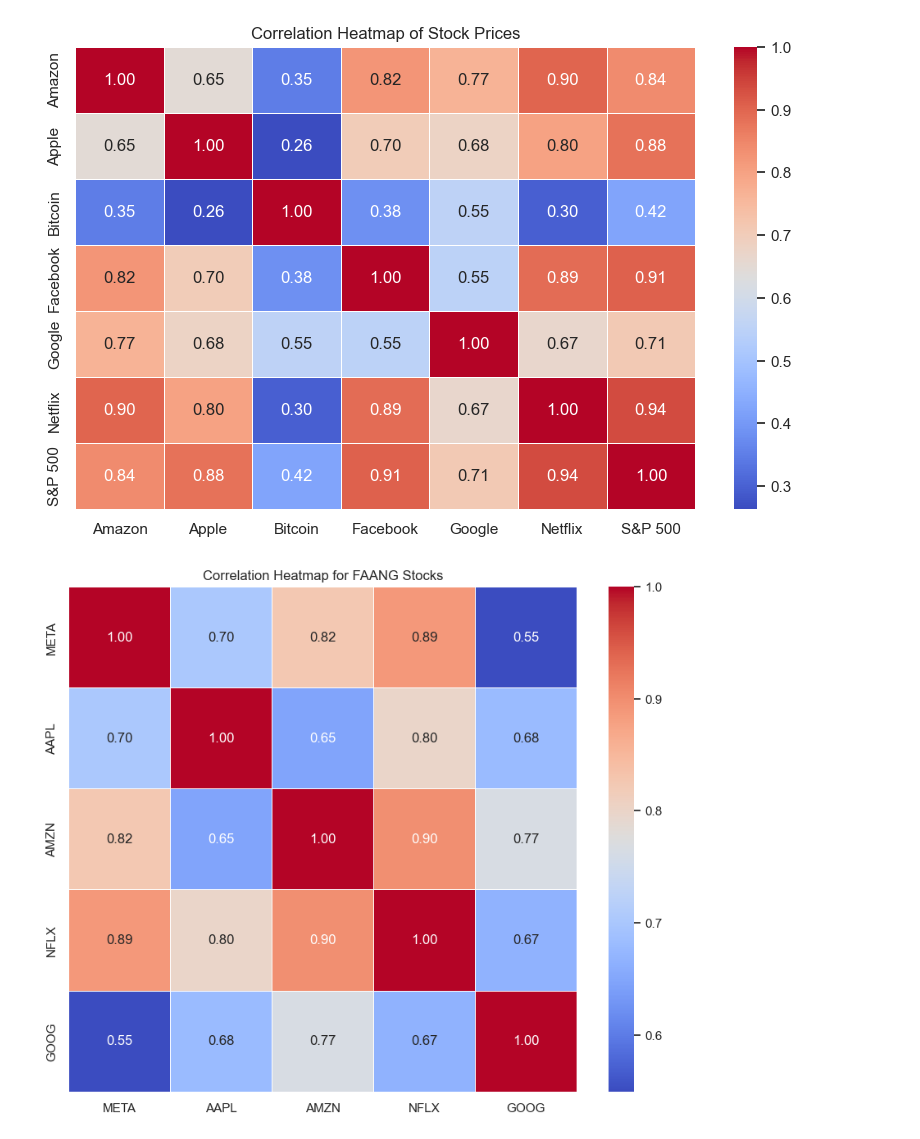
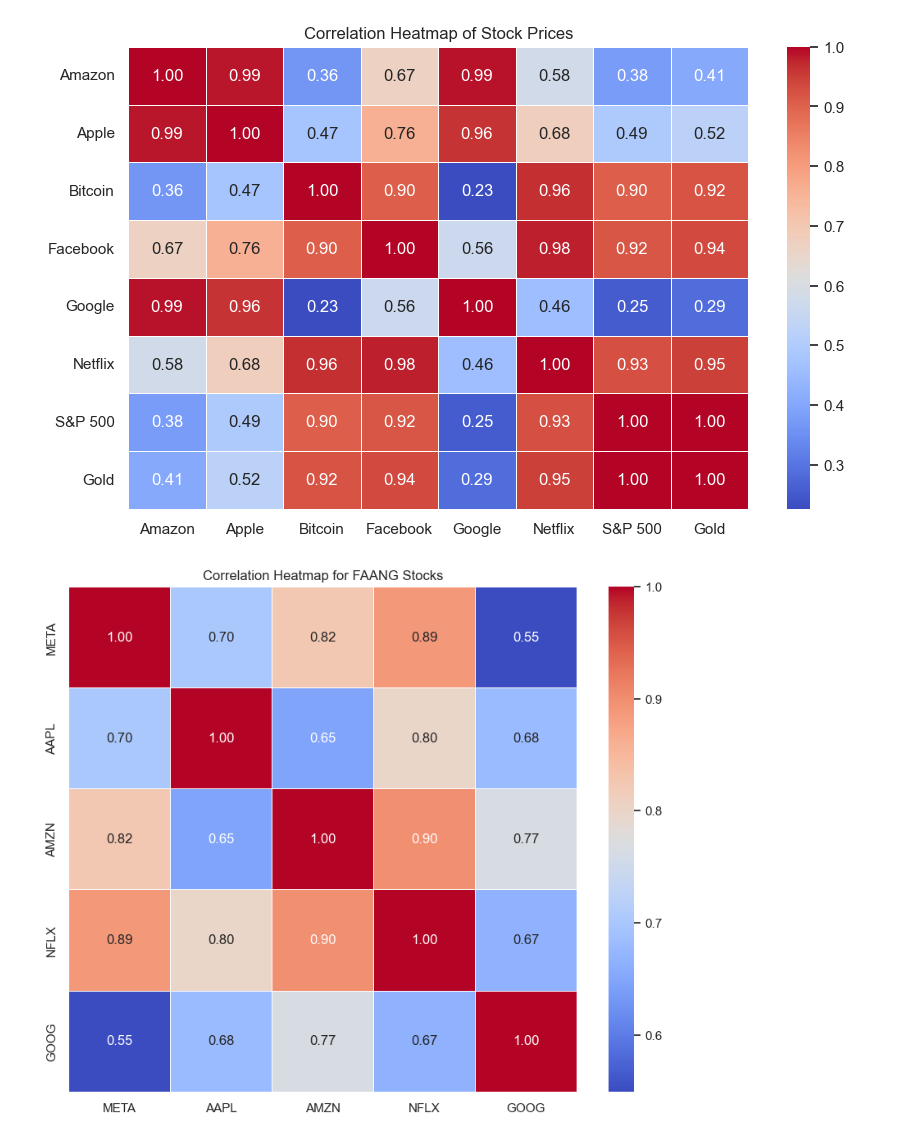
Before and after one commit to alanmossinger/Financial_Analysis, a Jupyter notebook: Financial_Analysis_MADS.ipynb, the cells around one changed output. Drawn from its saved outputs; the diff is of its cells as text; code cells hidden in the pictures.

```diff
--- a/Financial_Analysis_MADS.ipynb
+++ b/Financial_Analysis_MADS.ipynb
@@ -157,3 +244,15 @@ all_assets = group_stocks(
+# %%
+# Define file names for all datasets
+file_names = {
+    "Amazon": "AMZN_cleaned.csv",
+    "Apple": "AAPL_cleaned.csv",
+    "Bitcoin": "BTC-USD_cleaned.csv",
+    "Facebook": "META_cleaned.csv",
+    "Google": "GOOG_cleaned.csv",
+    "Netflix": "NFLX_cleaned.csv",
+    "S&P 500": "GSPC_cleaned.csv",
+    "Gold": "GC_F_cleaned.csv"
+}
 # %%
 # Example function for support and resistance visualization
 def support_and_resistance(data, title='Support and Resistance Example'):
@@ -318,38 +513,17 @@ NameError: name 'file_paths' is not defined
 # %%
-# Define file names for all datasets
-file_names = {
-    "Amazon": "AMZN_data.csv",
-    "Apple": "AAPL_data.csv",
-    "Bitcoin": "BTC-USD_data.csv",
-    "Facebook": "META_data.csv",
-    "Google": "GOOG_data.csv",
-    "Netflix": "NFLX_data.csv",
-    "S&P 500": "^GSPC_data.csv"
-}
-
-# Load datasets and extract 'Close' prices
-data = {}
-for name, file_name in file_names.items():
-    file_path = os.path.join(dataset_dir, file_name)
-    df = pd.read_csv(file_path)
-    df = df.rename(columns=lambda x: x.strip())
-    if 'Close' in df.columns:
-        df['Close'] = pd.to_numeric(df['Close'], errors='coerce')
-        data[name] = df['Close']
-
 # Create a DataFrame with all assets' 'Close' prices
-close_prices = pd.DataFrame(data)
+close_prices = pd.DataFrame(all_assets)
 
 # Compute the correlation matrix
 correlation_matrix = close_prices.corr()
 
 # Plot the heatmap
 plt.figure(figsize=(10, 6))
 sns.heatmap(correlation_matrix, annot=True, cmap='coolwarm', fmt=".2f", linewidths=0.5)
 plt.title("Correlation Heatmap of Stock Prices")
 plt.show()
 # %% [output]
-[figure, old version]
+[figure, new version]
 # %%
 # Example correlation heatmap for FAANG stocks
 faang.columns = ['META', 'AAPL', 'AMZN', 'NFLX', 'GOOG']  # Ensure correct column names
```
Also changed, not shown: parts of 23 cells of this notebook.
